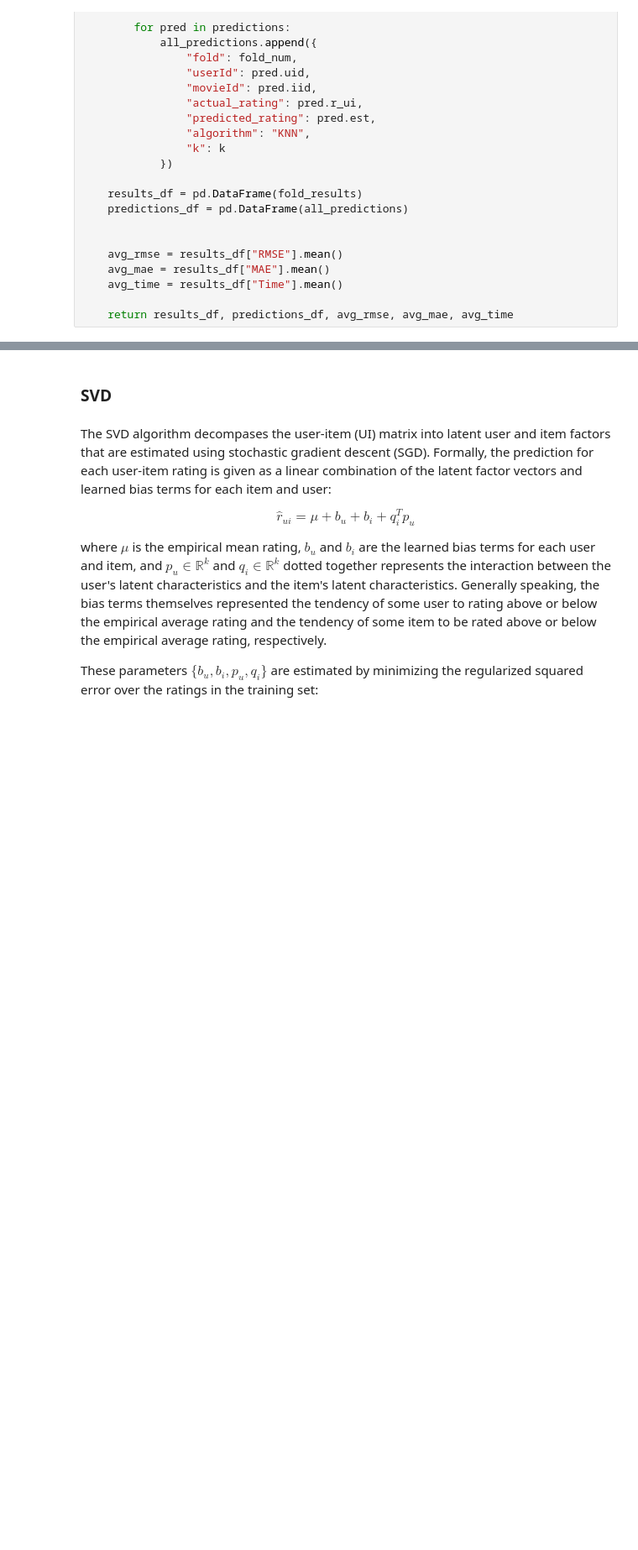
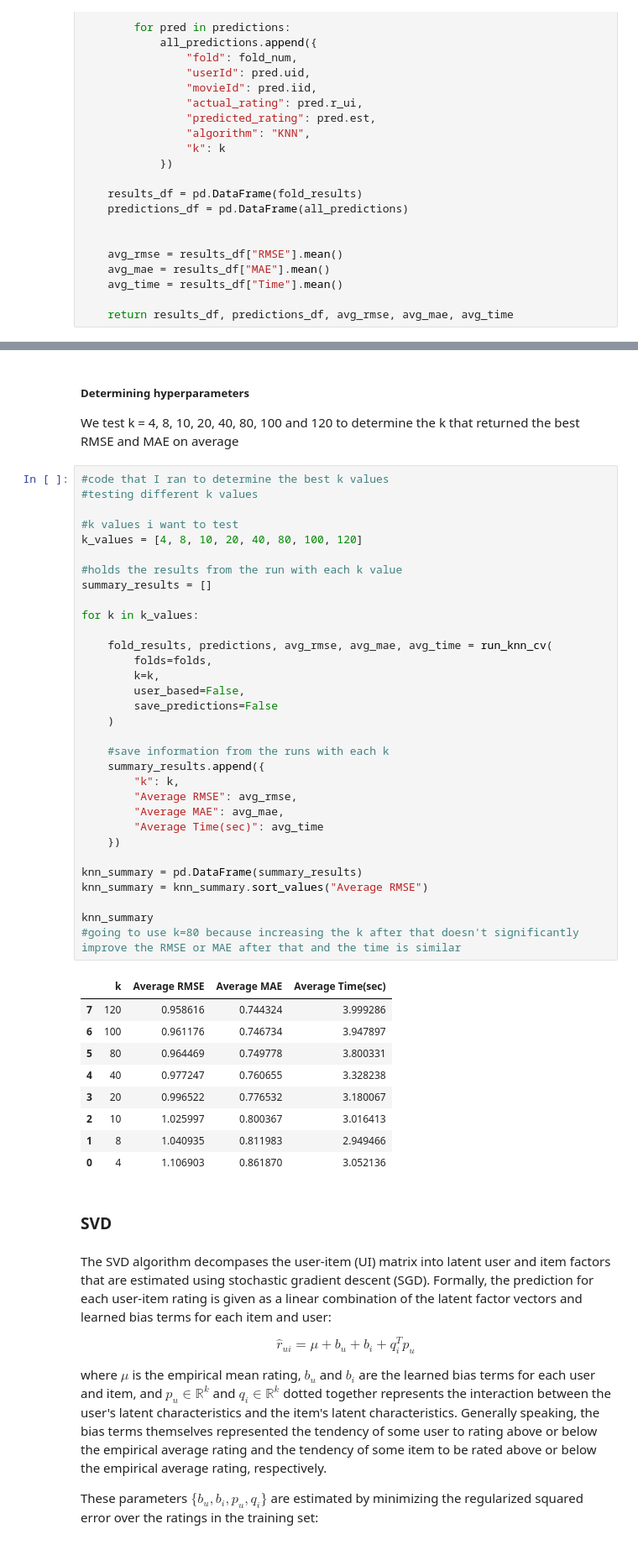
Before and after one commit to jmanderson0119/recommender-system, a Jupyter notebook: notebook/csds435_project3_group7_notebook.ipynb, the cells around one changed output, grey strips where cells are left out. Shown at 84% size. Cells and saved outputs as stored; diff of their text form; blank space fills up the shorter version.

```diff
--- a/notebook/csds435_project3_group7_notebook.ipynb
+++ b/notebook/csds435_project3_group7_notebook.ipynb
@@ -260,3 +275,49 @@ knn_preds_relevant_columns.to_csv(
+# %% [markdown]
+##### Determining hyperparameters
+
+We test k = 4, 8, 10, 20, 40, 80, 100 and 120 to determine the k that returned the best RMSE and MAE on average
+# %%
+#code that I ran to determine the best k values
+#testing different k values
+
+#k values i want to test
+k_values = [4, 8, 10, 20, 40, 80, 100, 120]
+
+#holds the results from the run with each k value
+summary_results = []
+
+for k in k_values:
+
+    fold_results, predictions, avg_rmse, avg_mae, avg_time = run_knn_cv(
+        folds=folds,
+        k=k,
+        user_based=False,
+        save_predictions=False
+    )
+
+    #save information from the runs with each k
+    summary_results.append({
+        "k": k,
+        "Average RMSE": avg_rmse,
+        "Average MAE": avg_mae,
+        "Average Time(sec)": avg_time
+    })
+
+knn_summary = pd.DataFrame(summary_results)
+knn_summary = knn_summary.sort_values("Average RMSE")
+
+knn_summary
+#going to use k=80 because increasing the k after that doesn't significantly improve the RMSE or MAE after that and the time is similar
+# %% [output]
+|  | k | Average RMSE | Average MAE | Average Time(sec) |
+| 7 | 120 | 0.958616 | 0.744324 | 3.999286 |
+| 6 | 100 | 0.961176 | 0.746734 | 3.947897 |
+| 5 | 80 | 0.964469 | 0.749778 | 3.800331 |
+| 4 | 40 | 0.977247 | 0.760655 | 3.328238 |
+| 3 | 20 | 0.996522 | 0.776532 | 3.180067 |
+| 2 | 10 | 1.025997 | 0.800367 | 3.016413 |
+| 1 | 8 | 1.040935 | 0.811983 | 2.949466 |
+| 0 | 4 | 1.106903 | 0.861870 | 3.052136 |
 # %% [markdown]
 ### SVD
 # %% [markdown]
```
Also changed, not shown: parts of 9 cells of this notebook, 6 other files.
